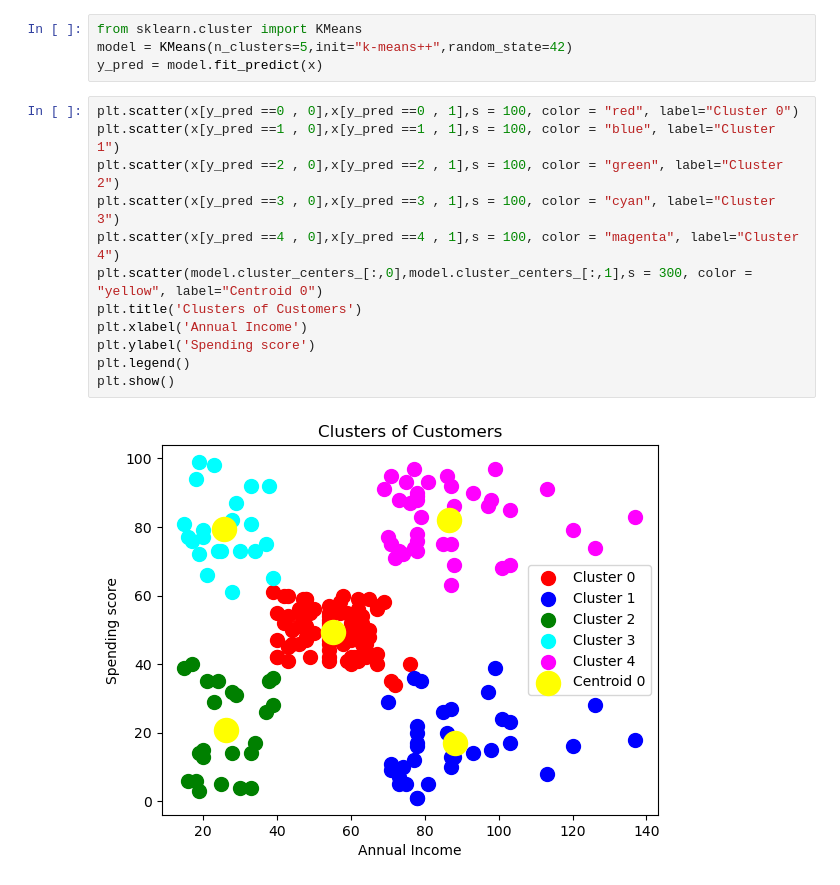
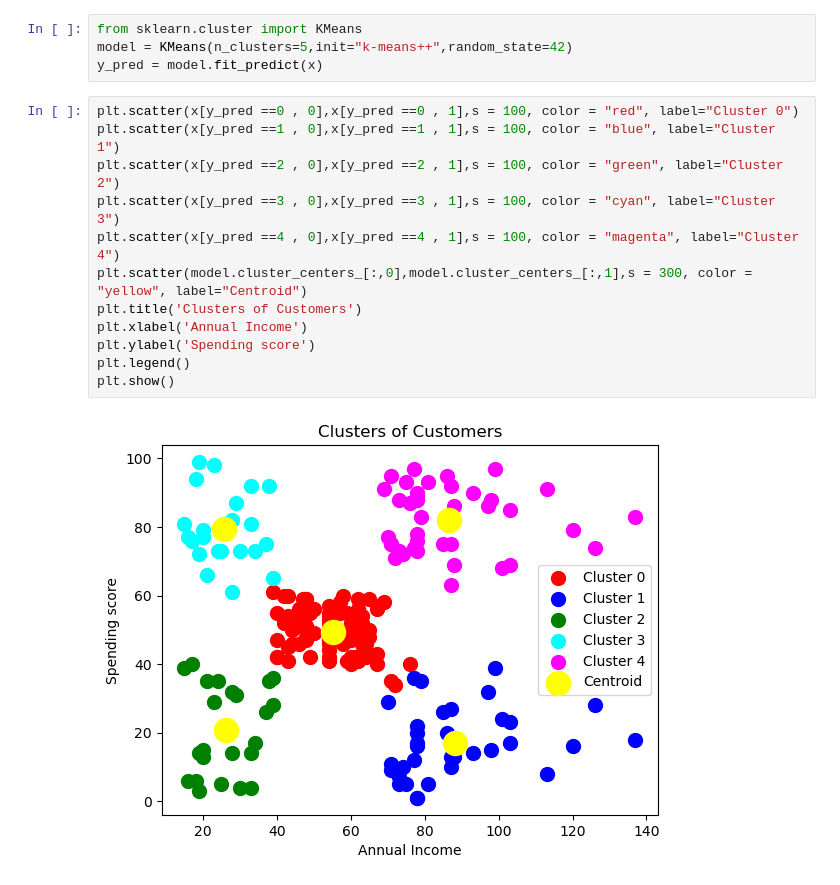
Before and after one commit to NeilB18/Machine-learning-projects, a Jupyter notebook: Project_3/Project_3.ipynb, the cells around one changed output. Cells and saved outputs as stored; diff of their text form.

Commit message:
changed centroid name

```diff
--- a/Project_3/Project_3.ipynb
+++ b/Project_3/Project_3.ipynb
@@ -53,14 +53,14 @@ y_pred = model.fit_predict(x)
 # %%
 plt.scatter(x[y_pred ==0 , 0],x[y_pred ==0 , 1],s = 100, color = "red", label="Cluster 0")
 plt.scatter(x[y_pred ==1 , 0],x[y_pred ==1 , 1],s = 100, color = "blue", label="Cluster 1")
 plt.scatter(x[y_pred ==2 , 0],x[y_pred ==2 , 1],s = 100, color = "green", label="Cluster 2")
 plt.scatter(x[y_pred ==3 , 0],x[y_pred ==3 , 1],s = 100, color = "cyan", label="Cluster 3")
 plt.scatter(x[y_pred ==4 , 0],x[y_pred ==4 , 1],s = 100, color = "magenta", label="Cluster 4")
-plt.scatter(model.cluster_centers_[:,0],model.cluster_centers_[:,1],s = 300, color = "yellow", label="Centroid 0")
+plt.scatter(model.cluster_centers_[:,0],model.cluster_centers_[:,1],s = 300, color = "yellow", label="Centroid")
 plt.title('Clusters of Customers')
 plt.xlabel('Annual Income')
 plt.ylabel('Spending score')
 plt.legend()
 plt.show()
 # %% [output]
-[figure, old version]
+[figure, new version]
```
